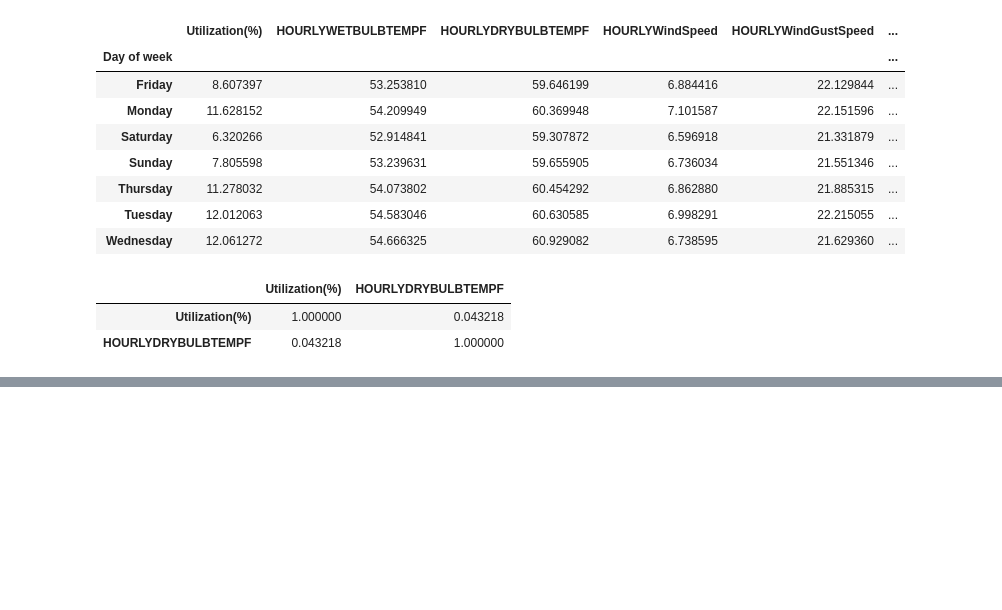
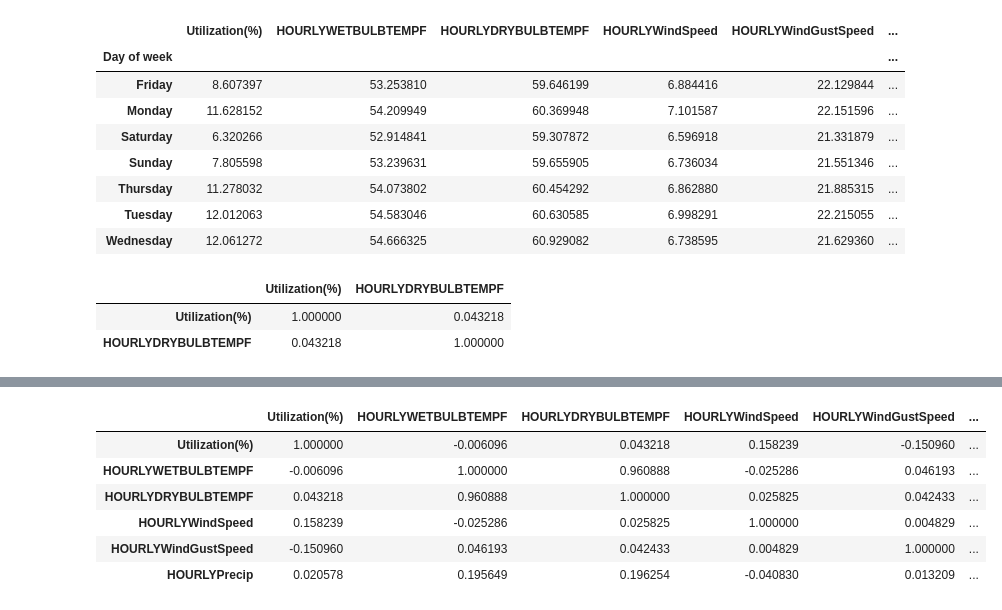
Before and after one commit to UNCG-CSE/Library-Computer-Usage-Analysis, a Jupyter notebook: src/UsageVsWeather.ipynb, the cells around one changed output, grey strips where cells are left out. Cells and saved outputs as stored; diff of their text form; code cells hidden in the pictures; blank space fills up the shorter version.

```diff
--- a/src/UsageVsWeather.ipynb
+++ b/src/UsageVsWeather.ipynb
@@ -199,0 +197,12 @@ memory usage: 152.0 MB
+# %%
+import seaborn as sns
+
+matrixHourly.corr()
+# %% [output]
+|  | Utilization(%) | HOURLYWETBULBTEMPF | HOURLYDRYBULBTEMPF | HOURLYWindSpeed | HOURLYWindGustSpeed | ... |
+| Utilization(%) | 1.000000 | -0.006096 | 0.043218 | 0.158239 | -0.150960 | ... |
+| HOURLYWETBULBTEMPF | -0.006096 | 1.000000 | 0.960888 | -0.025286 | 0.046193 | ... |
+| HOURLYDRYBULBTEMPF | 0.043218 | 0.960888 | 1.000000 | 0.025825 | 0.042433 | ... |
+| HOURLYWindSpeed | 0.158239 | -0.025286 | 0.025825 | 1.000000 | 0.004829 | ... |
+| HOURLYWindGustSpeed | -0.150960 | 0.046193 | 0.042433 | 0.004829 | 1.000000 | ... |
+| HOURLYPrecip | 0.020578 | 0.195649 | 0.196254 | -0.040830 | 0.013209 | ... |
```
Also changed, not shown: parts of 8 cells of this notebook, 1 other file.
